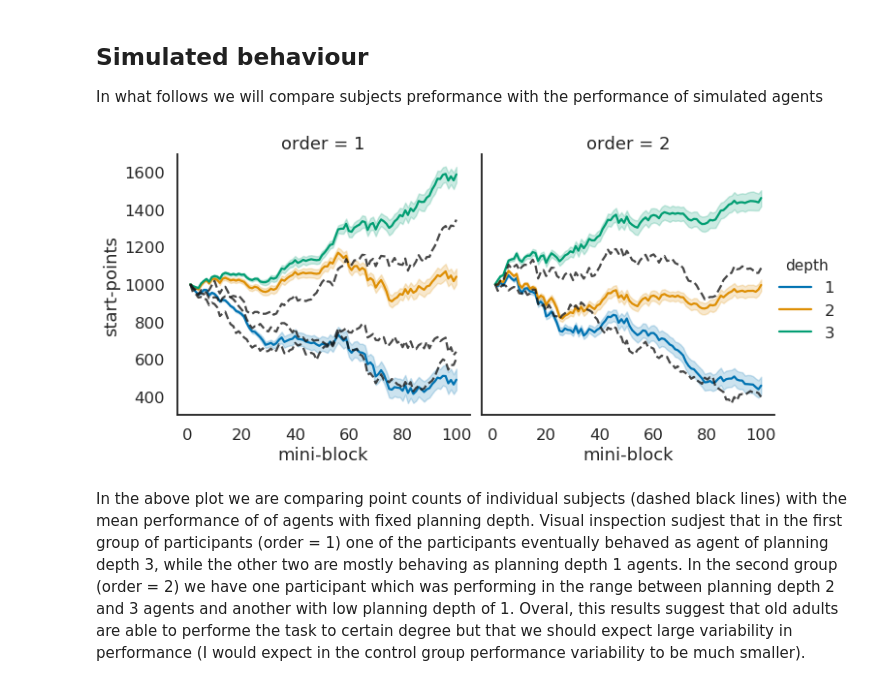
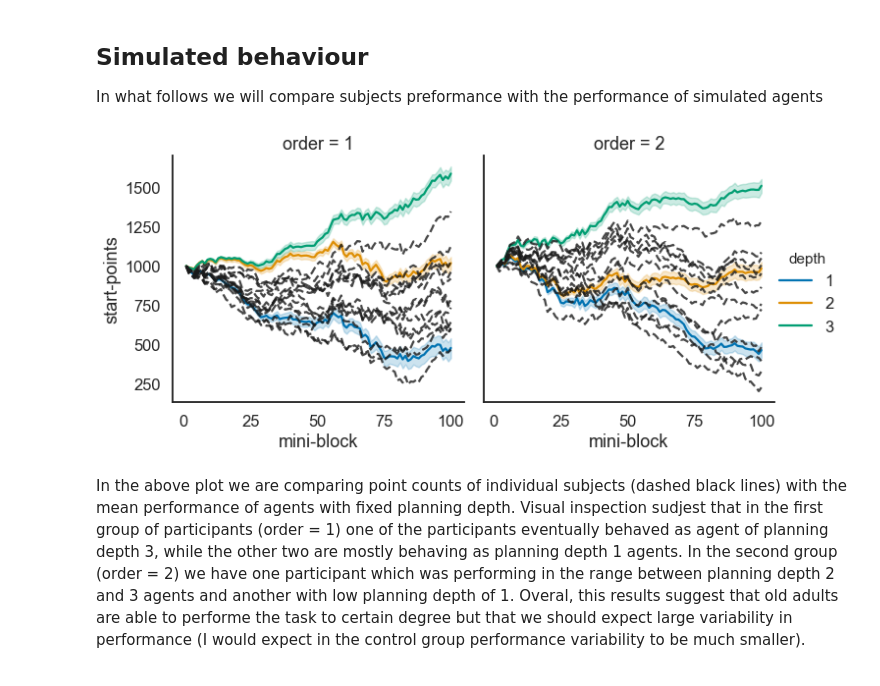
Before and after one commit to jeffensen/plandepth, a Jupyter notebook: notebooks/analysing_behavioural_data.ipynb, the cells around one changed output. Saved outputs shown, nothing was run; the diff lists cells and outputs as text; code cells hidden in the pictures.

```diff
--- a/notebooks/analysing_behavioural_data.ipynb
+++ b/notebooks/analysing_behavioural_data.ipynb
@@ -14,7 +14,10 @@ from os import listdir
 import pandas as pd
 # %%
 ### load behavioural data ###
-path = '/home/dima/tudcloud/Shared/Experiments/Plandepth/B03_pilot_OA/main/'  # change to correct path
+from os.path import expanduser
+home = expanduser("~")
+
+path = home + '/mycloud/Shared/Experiments/Plandepth/B03_pilot_OA/main/OA/'  # change to correct path
 fnames = listdir(path)
 
 # define order and trial parameters
@@ -24,7 +27,15 @@ order = np.tile(range(1,5), (25,1)).flatten(order = 'F')
 mini_blocks = np.arange(1, T + 1)
 
 # inititate data frame
-data = pd.DataFrame(columns = ['log(rt)', 'gain', 'subject', 'phase', 'order'])
+data = pd.DataFrame(columns = ['gain',
+                               'start_points',
+                               'log_rt_1',
+                               'log_rt_sum',
+                               'subject',
+                               'block_number',
+                               'phase',
+                               'order',
+                               'block_index'])
 
 states = []
 responses = []
@@ -330,7 +351,8 @@ for depth in range(3):
 # %%
 sim_data = pd.DataFrame()
 for depth in range(3):
-    end_points = 1000 + performance[depth].numpy().cumsum(-1)
+    start_points = 1000
+    end_points = start_points + performance[depth].numpy().cumsum(-1)
     points = np.hstack([start_points*np.ones((runs, 1)), end_points])[:, :-1]
     df = pd.DataFrame(points.T, columns=range(runs))
     df['mini-block'] = mini_blocks
@@ -342,14 +364,14 @@ for depth in range(3):
 # %%
 g = sns.FacetGrid(sim_data, col="order", hue='depth', height=5)
 g.map(sns.lineplot, "mini-block", "start-points").add_legend();
 
 for order in range(2):
-    for subject in np.unique(sub_idx):
+    for subject in np.unique(data.subject.values):
         df = data.loc[data.order == order+1]
-        points = df.loc[df.subject == subject]['start-points'].values
+        points = df.loc[df.subject == subject]['start_points'].values
         if len(points) == blocks:
             g.axes[0, order].plot(mini_blocks, points, 'k--', alpha=.8)
 # %% [output]
-[figure, old version]
+[figure, new version]
 # %% [markdown]
-In the above plot we are comparing point counts of individual subjects (dashed black lines) with the mean performance of of agents with fixed planning depth. Visual inspection sudjest that in the first group of participants (order = 1) one of the participants eventually behaved as agent of planning depth 3, while the other two are mostly behaving as planning depth 1 agents. In the second group (order = 2) we have one participant which was performing in the range between planning depth 2 and 3 agents and another with low planning depth of 1. Overal, this results suggest that old adults are able to performe the task to certain degree but that we should expect large variability in performance (I would expect in the control group performance variability to be much smaller).
+In the above plot we are comparing point counts of individual subjects (dashed black lines) with the mean performance of agents with fixed planning depth. Visual inspection sudjest that in the first group of participants (order = 1) one of the participants eventually behaved as agent of planning depth 3, while the other two are mostly behaving as planning depth 1 agents. In the second group (order = 2) we have one participant which was performing in the range between planning depth 2 and 3 agents and another with low planning depth of 1. Overal, this results suggest that old adults are able to performe the task to certain degree but that we should expect large variability in performance (I would expect in the control group performance variability to be much smaller).
```
Also changed, not shown: parts of 8 cells of this notebook, 2 other files.
